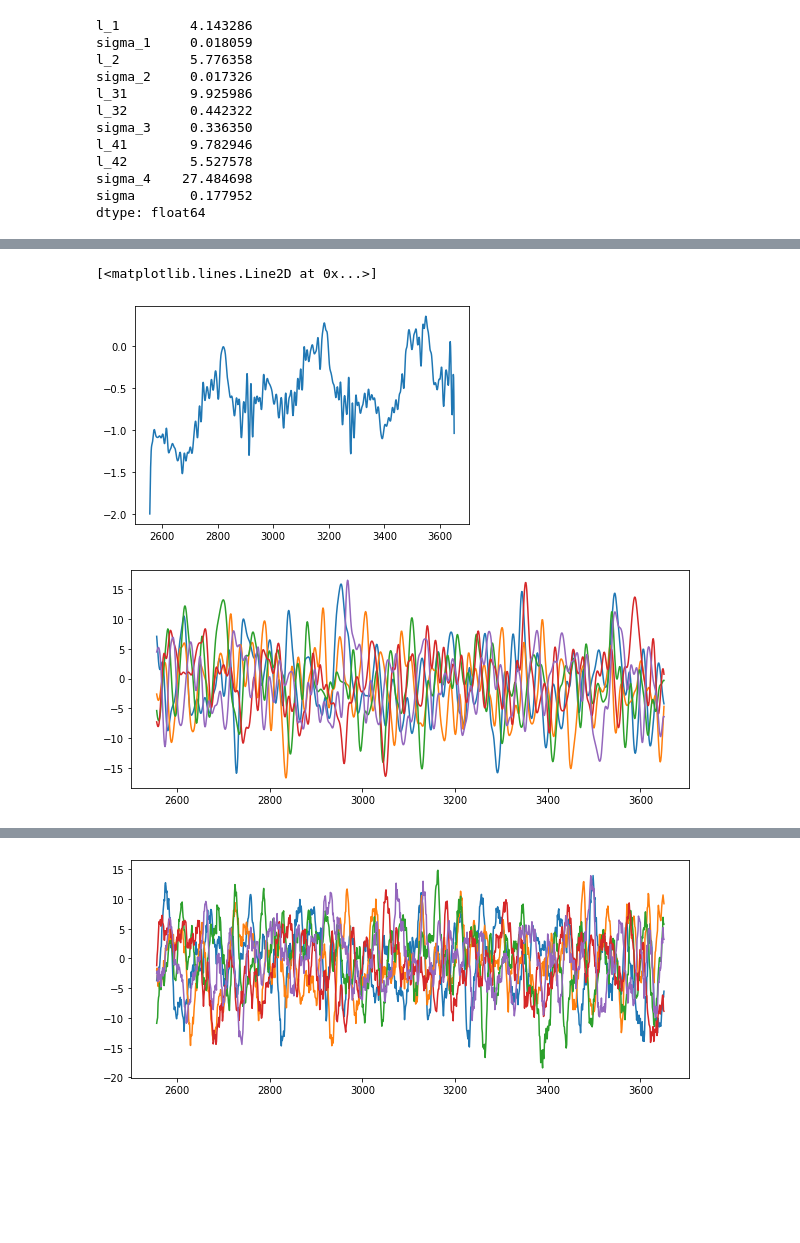
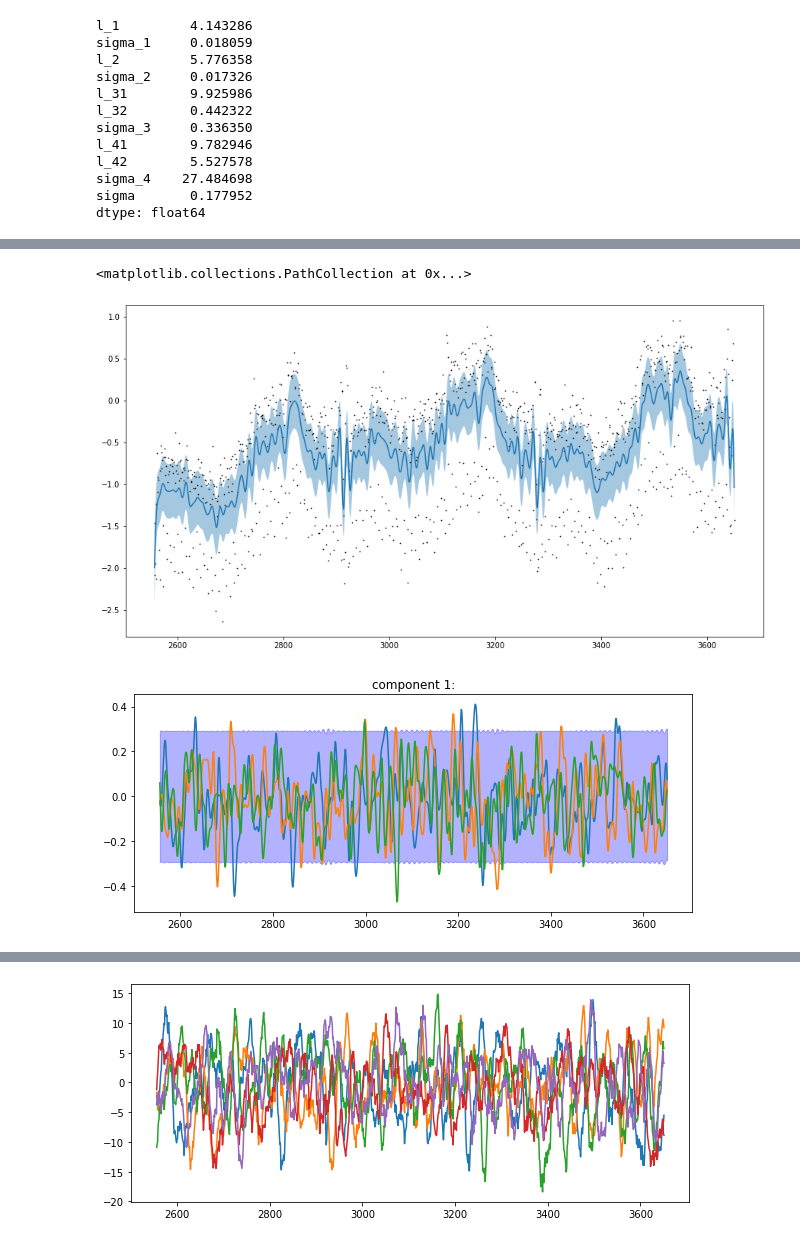
Before and after one commit to blazickjp/Research, a Jupyter notebook: GaussianProcesses.ipynb, the cells around one changed output, grey strips where cells are left out. Cells and saved outputs as stored; diff of their text form; code cells hidden in the pictures; blank space fills up the shorter version.

```diff
--- a/GaussianProcesses.ipynb
+++ b/GaussianProcesses.ipynb
@@ -186,24 +199,50 @@ dtype: float64
 # %%
-x = bd_1976.index.to_numpy()
-k1 = 0.021403 * exp_kernel(x,x, 6.156395)
-k2 = 0.020529 * exp_kernel(x,x,5.583693)
-k3 = 0.340293 * exp_kernel(x,x,9.927571) * periodic_kernel(x,x,7,0.440758)
-k4 = 29.462359 * exp_kernel(x,x,9.793686) * periodic_kernel(x,x,365.25,5.488513)
+# test points (vector of them)
+x_star = bd_1976.index.to_numpy()
+x_new = np.linspace(3652,3652+365)
+
+# covariance of test points with themselves (in this case, this works because the test points are the
+# same as the training points!)
+k1 = 0.021403 * exp_kernel(x_star,x_star, 6.156395)
+k2 = 0.020529 * exp_kernel(x_star,x_star,5.583693)
+k3 = 0.340293 * exp_kernel(x_star,x_star,9.927571) * periodic_kernel(x_star,x_star,7,0.440758)
+k4 = 29.462359 * exp_kernel(x_star,x_star,9.793686) * periodic_kernel(x_star,x_star,365.25,5.488513)
 k_prime = k1+k2+k3+k4
 # %%
 #f1_mean = np.dot(np.dot(k1, np.linalg.inv(k_prime + np.diag(np.full(k_prime.shape[0],0.186163)))),bd_1976["scaled_births"].values)
 f4_mean = k4 @ np.linalg.inv(k_prime) @ bd_1976["scaled_births"].values
+f4_covar = k4 - k4 @ np.linalg.inv(k_prime) @ k4
+f4_sig = np.sqrt(np.diag(f4_covar))
+
+f_mean = k_prime @ np.linalg.inv(k_prime) @ bd_1976["scaled_births"].values
+f_covar = k_prime - k_prime @ np.linalg.inv(k_prime) @ k_prime
+f_sig = np.sqrt(np.diag(f_covar))
-# %%
-plt.plot(x, f4_mean) # this is without interaction terms
-# %% [output]
-[<matplotlib.lines.Line2D at 0x...>]
-[figure, removed]
-# %%
-samples_f4 = np.random.multivariate_normal(mean = f4_mean, cov = k4, size=20)
-
-fig, ax = plt.subplots(figsize=(10,4))
-for i in range(5):
-    plt.plot(x, samples_f4[i,:])
-# %% [output]
-[figure, removed]
+# %%
+plt.figure(figsize=(15,8))
+plt.plot(x, f4_mean) # this is without interaction terms
+plt.fill_between(x, f4_mean + f4_sig, f4_mean - f4_sig, alpha=0.4)
+
+plt.scatter(x,bd_1976["scaled_births"].values, color='k', marker='.', s=2)
+plt.title("Component 4: large-scale trend")
+plt.show()
+# plt.plot(x, f_mean,alpha=0.5) # this is without interaction terms
+# plt.fill_between(x, f_mean + f_sig, f_mean - f_sig, alpha=0.9, color='r')
+# %% [output]
+<matplotlib.collections.PathCollection at 0x...>
+[figure, added]
+# %%
+f1_mean = k1 @ np.linalg.inv(k_prime) @ bd_1976["scaled_births"].values
+f1_covar = k1 - k1 @ np.linalg.inv(k_prime) @ k1
+f1_sig = np.sqrt(np.diag(f1_covar))
+samples_f1 = np.random.multivariate_normal(mean = f1_mean, cov = f1_covar, size=5)
+
+fig, ax = plt.subplots(figsize=(10,4))
+for i in range(3):
+    plt.plot(x, samples_f1[i,:])
+plt.fill_between(x, f1_mean+2*f1_sig, f1_mean-2*f1_sig, color='b', alpha=0.3)
+
+ax.set_title("component 1:")
+plt.show()
+# %% [output]
+[figure, added]
 # %%
```
Also changed, not shown: parts of 13 cells of this notebook.
